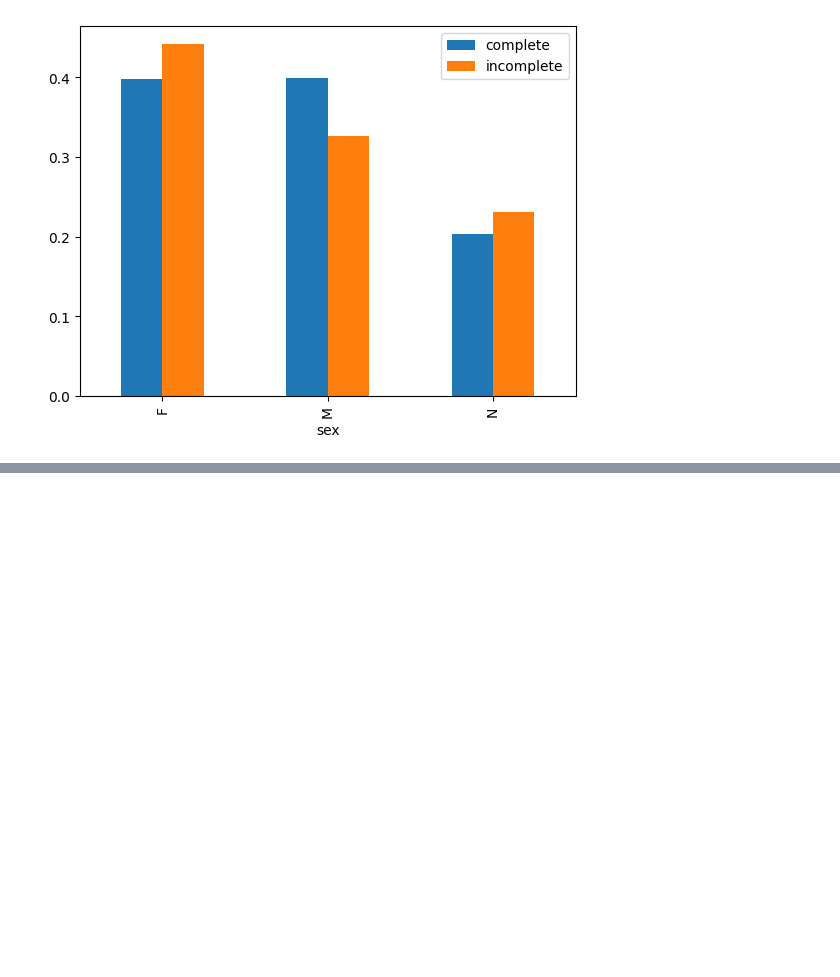
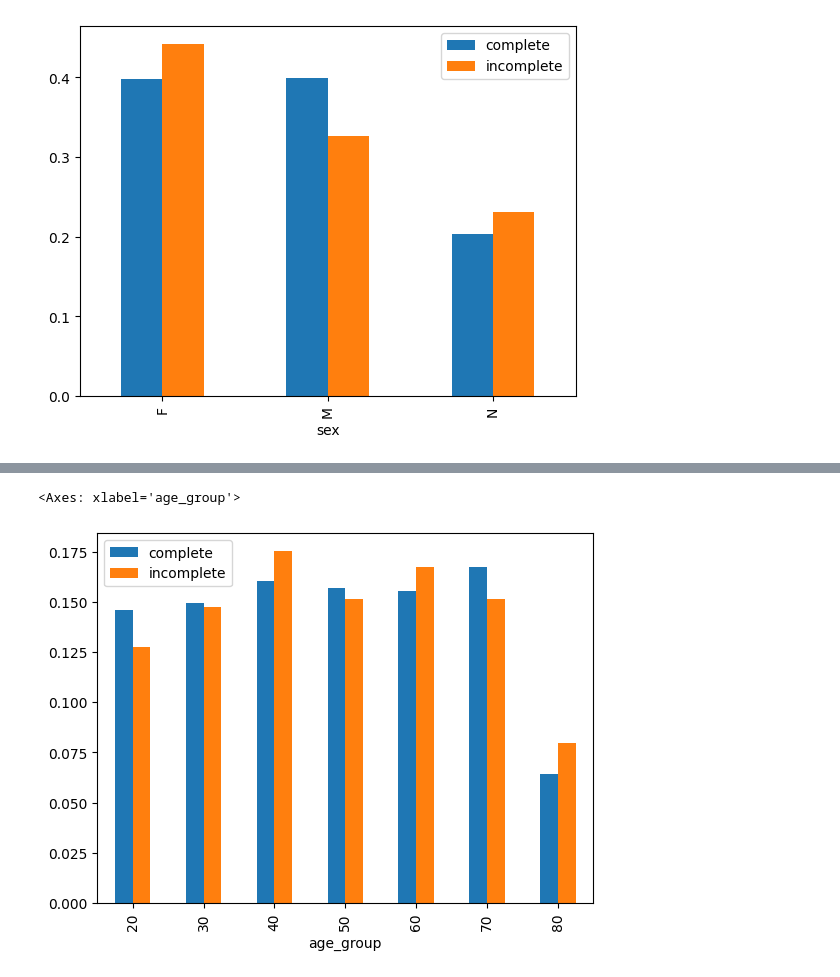
Before and after one commit to M21x1/PipeLiningEverythingProjetcs, a Jupyter notebook: subscriber_pipeline/dev/data_eng_explore.ipynb, the cells around one changed output, grey strips where cells are left out. Cells and saved outputs as stored; diff of their text form; code cells hidden in the pictures; blank space fills up the shorter version.

```diff
--- a/subscriber_pipeline/dev/data_eng_explore.ipynb
+++ b/subscriber_pipeline/dev/data_eng_explore.ipynb
@@ -202,0 +241,8 @@ df.plot.bar()
+# %%
+sg = (students.groupby('age_group').count()['uuid']/len(students)).rename('complete')
+mg = (missing_course_taken.groupby('age_group').count()['uuid']/len(missing_course_taken)).rename('incomplete')
+df = pd.concat([sg, mg], axis=1)
+df.plot.bar()
+# %% [output]
+<Axes: xlabel='age_group'>
+[figure, added]
```
Also changed, not shown: parts of 24 cells of this notebook.
